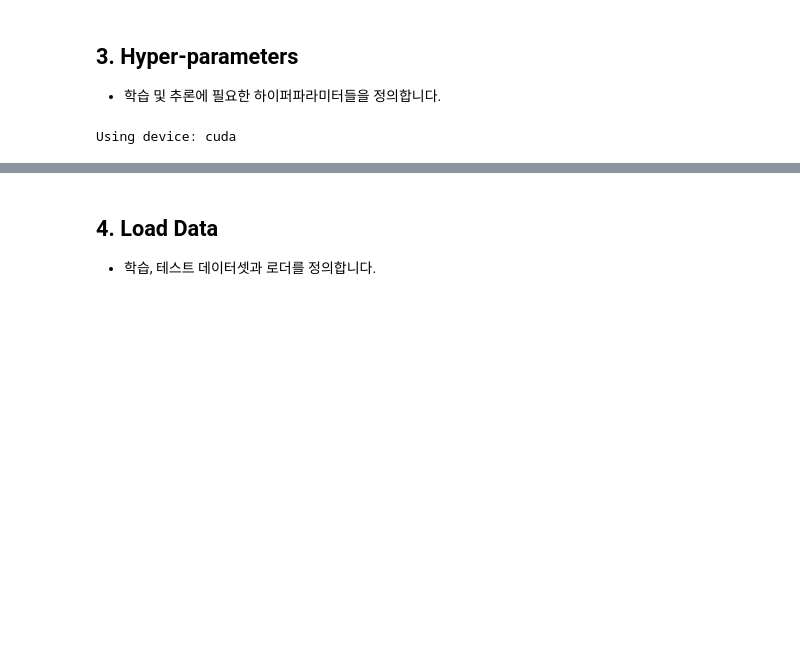
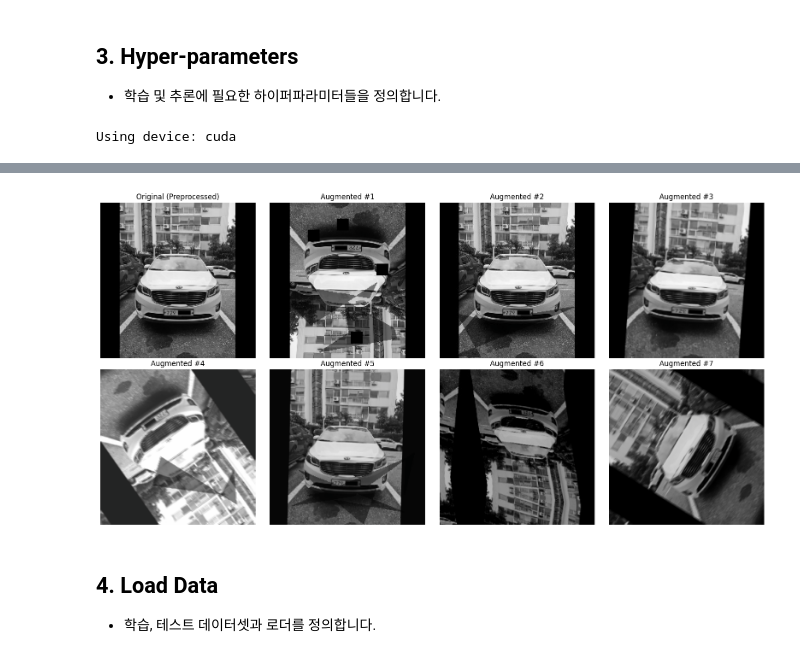
Before and after one commit to AIBootcamp14/computervisioncompetition-cv3, a Jupyter notebook: code/baseline_code_github_version.ipynb, the cells around one changed output, grey strips where cells are left out. Cells and saved outputs as stored; diff of their text form; code cells hidden in the pictures; blank space fills up the shorter version.

```diff
--- a/code/baseline_code_github_version.ipynb
+++ b/code/baseline_code_github_version.ipynb
@@ -443,0 +464,79 @@ plt.show()
+# %%
+import pandas as pd
+import matplotlib.pyplot as plt
+import torch
+import numpy as np
+import cv2
+
+# --- [신규] 역정규화(Denormalize) 및 원본 이미지 로드 함수 ---
+
+# 1. 시각화를 위해 정규화된 텐서를 다시 이미지로 변환하는 함수
+def denormalize(tensor):
+    # 정규화 시 사용했던 평균과 표준편차
+    mean = np.array([0.485, 0.456, 0.406])
+    std = np.array([0.229, 0.224, 0.225])
+
+    # 텐서를 NumPy 배열로 변환하고 차원 순서를 (C, H, W) -> (H, W, C)로 변경
+    img = tensor.cpu().numpy().transpose(1, 2, 0)
+
+    # 정규화 역연산: (img * std) + mean
+    img = std * img + mean
+
+    # 픽셀 값을 0-1 범위로 클리핑
+    img = np.clip(img, 0, 1)
+
+    return img
+
+# 2. 증강 전 원본 이미지를 불러와서 실제 전처리를 적용하는 함수
+def get_preprocessed_original(dataset, idx):
+    # 데이터셋 내부 로직과 동일하게 원본 이미지를 로드하고 전처리
+    name, _ = dataset.df[idx]
+    img_path = os.path.join(dataset.path, name)
+
+    image = cv2.imread(img_path)
+    image = cv2.cvtColor(image, cv2.COLOR_BGR2RGB) # imshow를 위해 RGB로 변환
+
+    image = preprocess_image(image) # 실제 사용하는 전처리 함수
+    image = resize_and_pad(image, target_size=(dataset.img_size, dataset.img_size)) # 실제 사용하는 리사이즈 함수
+
+    return image
+
+# --- 실제 증강 규칙에 따른 시각화 ---
+
+# 1. 실제 학습에 사용하는 get_transforms 함수를 그대로 사용
+trn_transform, _ = get_transforms(img_size=224)
+vis_df = pd.read_csv("/home/data/data/train.csv")
+
+# 2. 실제 학습용 데이터셋을 생성
+vis_dataset_real = ImageDataset(vis_df, "/home/data/data/train/", transform=trn_transform, img_size=224)
+
+# 3. 증강된 모습을 보고 싶은 원본 이미지의 인덱스 선택
+image_index_to_view = 0
+original_label = vis_dataset_real.df[image_index_to_view][1]
+
+print(f"🎨 실제 학습 규칙에 따른 0번 이미지 증강 예시 (클래스: {original_label}):")
+plt.figure(figsize=(16, 8))
+
+# 첫 번째 칸에는 '증강 전 원본' 이미지를 표시
+plt.subplot(2, 4, 1)
+original_image = get_preprocessed_original(vis_dataset_real, image_index_to_view)
+plt.imshow(original_image)
+plt.title("Original (Preprocessed)")
+plt.axis('off')
+
+# 나머지 7개 칸에는 동일한 원본 이미지가 다르게 증강된 결과를 표시
+for i in range(7):
+    # vis_dataset_real을 호출할 때마다 매번 다른 증강이 적용된 '텐서'가 반환됨
+    augmented_tensor, _ = vis_dataset_real[image_index_to_view]
+
+    # 텐서를 시각화 가능한 이미지로 변환
+    augmented_image = denormalize(augmented_tensor)
+
+    plt.subplot(2, 4, i + 2)
+    plt.imshow(augmented_image)
+    plt.title(f"Augmented #{i+1}")
+    plt.axis('off')
+
+plt.tight_layout()
+plt.show()
+# %% [output]
@@ -444,3 +544,4 @@ plt.show()
+[figure, added]
 # %% [markdown]
 ## 4. Load Data
 * 학습, 테스트 데이터셋과 로더를 정의합니다.
```
Also changed, not shown: parts of 15 cells of this notebook.
